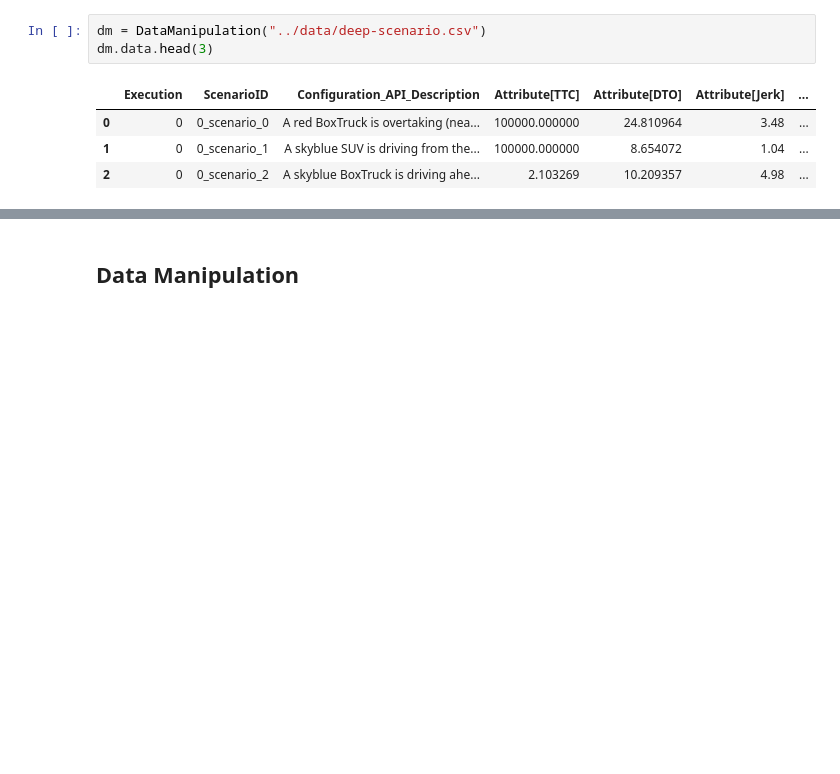
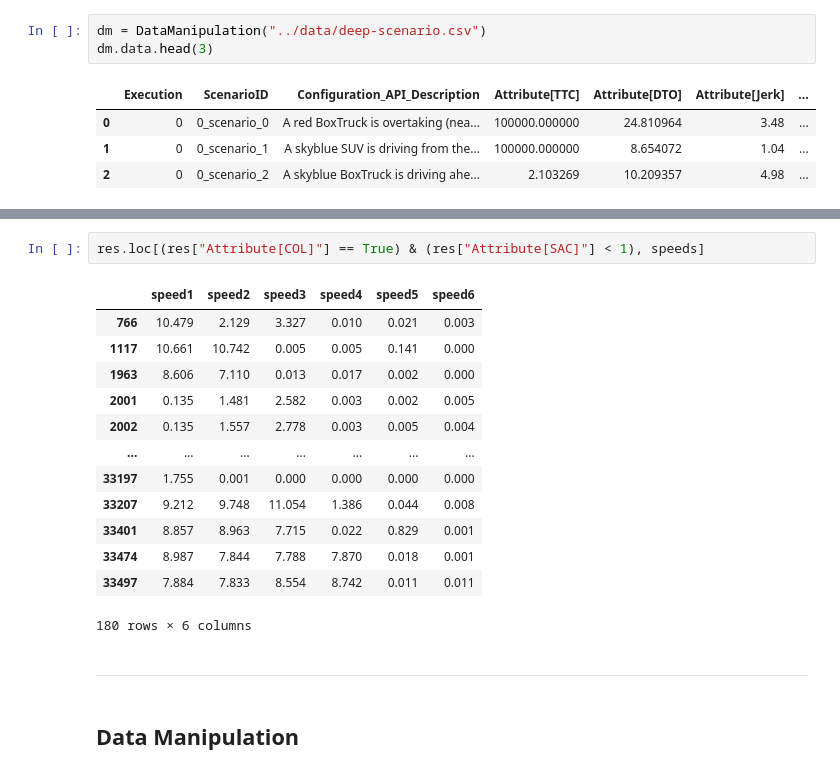
Before and after one commit to SigurdGH/MasterThesis, a Jupyter notebook: main/digital-twin.ipynb, the cells around one changed output, grey strips where cells are left out. Saved outputs shown, nothing was run; the diff lists cells and outputs as text; blank space fills up the shorter version.

```diff
--- a/main/digital-twin.ipynb
+++ b/main/digital-twin.ipynb
@@ -25,3 +135,21 @@ dm.data.head(3)
+# %%
+res.loc[(res["Attribute[COL]"] == True) & (res["Attribute[SAC]"] < 1), speeds]
+# %% [output]
+|  | speed1 | speed2 | speed3 | speed4 | speed5 | speed6 |
+| 766 | 10.479 | 2.129 | 3.327 | 0.010 | 0.021 | 0.003 |
+| 1117 | 10.661 | 10.742 | 0.005 | 0.005 | 0.141 | 0.000 |
+| 1963 | 8.606 | 7.110 | 0.013 | 0.017 | 0.002 | 0.000 |
+| 2001 | 0.135 | 1.481 | 2.582 | 0.003 | 0.002 | 0.005 |
+| 2002 | 0.135 | 1.557 | 2.778 | 0.003 | 0.005 | 0.004 |
+| ... | ... | ... | ... | ... | ... | ... |
+| 33197 | 1.755 | 0.001 | 0.000 | 0.000 | 0.000 | 0.000 |
+| 33207 | 9.212 | 9.748 | 11.054 | 1.386 | 0.044 | 0.008 |
+| 33401 | 8.857 | 8.963 | 7.715 | 0.022 | 0.829 | 0.001 |
+| 33474 | 8.987 | 7.844 | 7.788 | 7.870 | 0.018 | 0.001 |
+| 33497 | 7.884 | 7.833 | 8.554 | 8.742 | 0.011 | 0.011 |
+180 rows × 6 columns
+# %% [markdown]
+---
 # %% [markdown]
 ## Data Manipulation
 # %%
```
Also changed, not shown: parts of 7 cells of this notebook, 1 other file.
